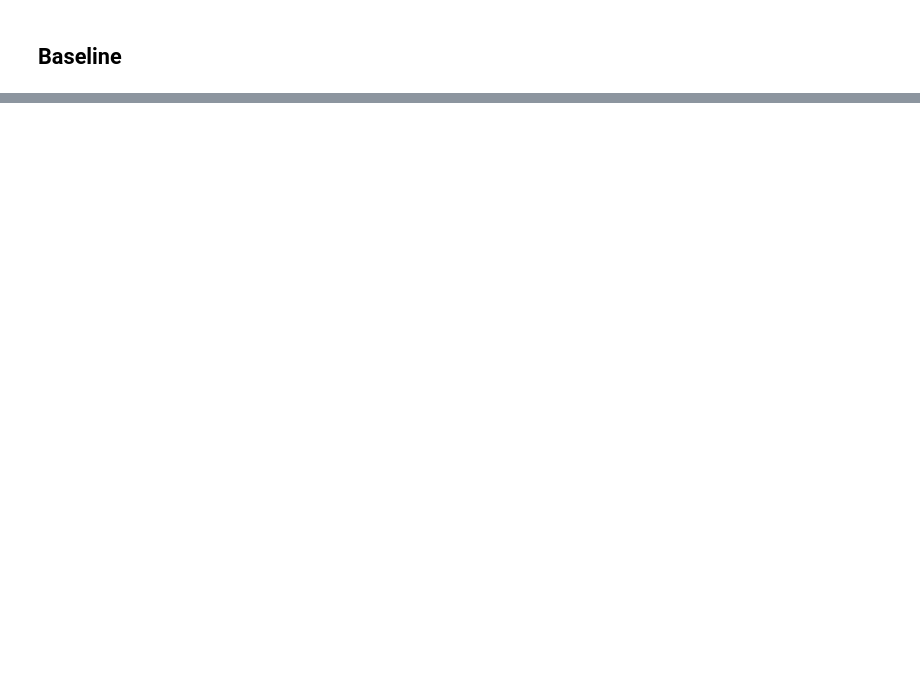
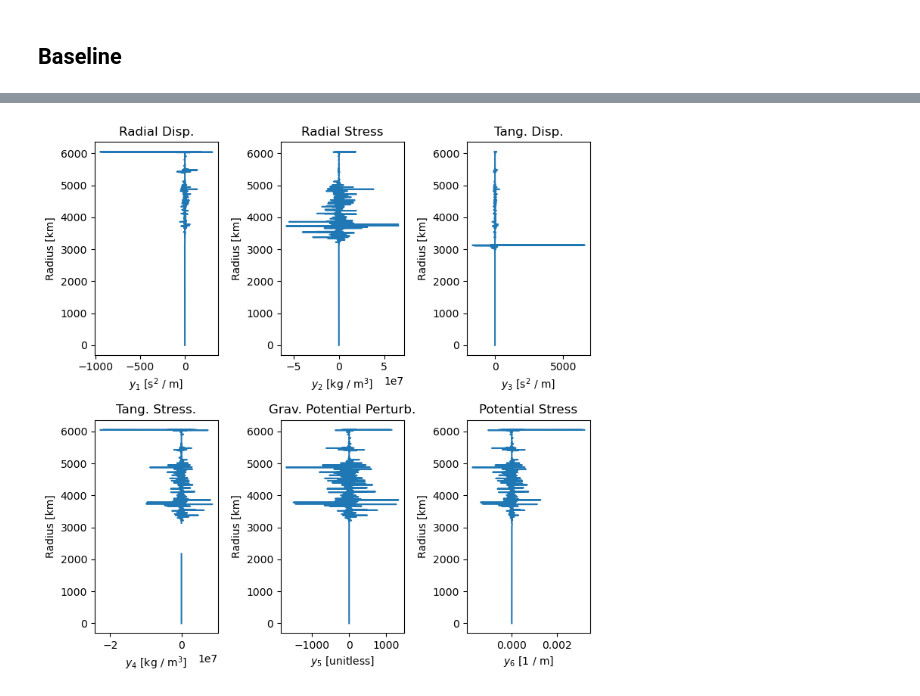
Before and after one commit to jrenaud90/TidalPy, a Jupyter notebook: Benchmarks & Performance/Performance/tides/multilayer_tides_performance.ipynb, the cells around one changed output, grey strips where cells are left out. Drawn from its saved outputs; the diff is of its cells as text; code cells hidden in the pictures; blank space fills up the shorter version.

```diff
--- a/Benchmarks & Performance/Performance/tides/multilayer_tides_performance.ipynb
+++ b/Benchmarks & Performance/Performance/tides/multilayer_tides_performance.ipynb
@@ -172,0 +205,12 @@ _ = yplot(tidal_y, radius_array)
+# %%
+# TidalPy Pure Numba
+# 7.94 ms
+# 7 ms
+
+tidal_y = tidal_y_solver_numba(*function_inputs, **function_kwargs_pure_nb)
+
+_ = yplot(tidal_y, radius_array)
+
+%timeit tidal_y_solver_numba(*function_inputs, **function_kwargs_pure_nb)
+# %% [output]
+[figure, added]
```
Also changed, not shown: parts of 11 cells of this notebook, 21 other files.
